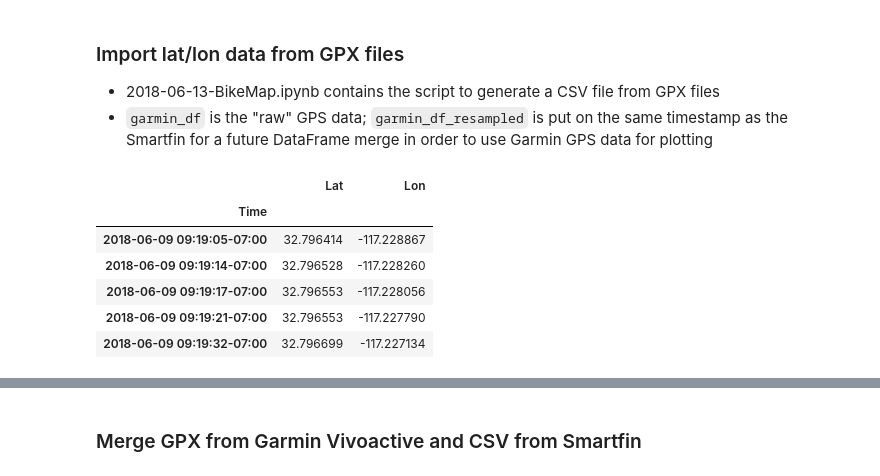
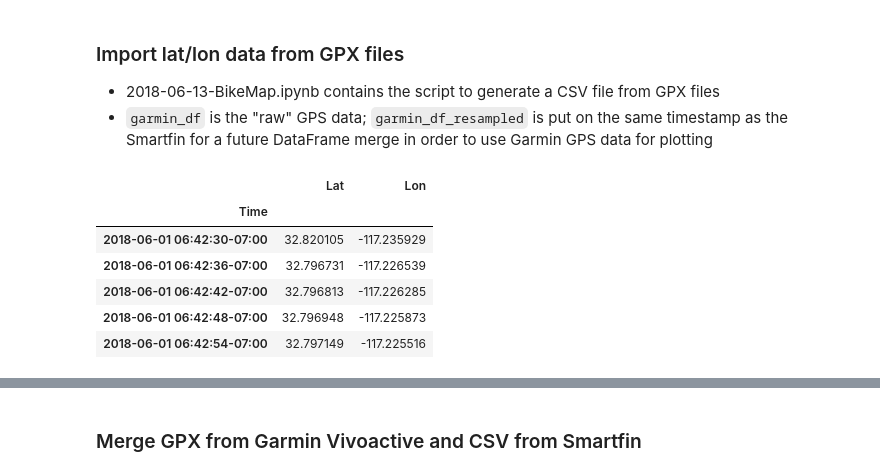
Before and after one commit to SUPScientist/Website-Analysis, a Jupyter notebook: Bike-to-Surf-Month/2018-07-17-Plotly-Mapbox-ScatterAndLines-GarminGPS.ipynb, the cells around one changed output, grey strips where cells are left out. Drawn from its saved outputs; the diff is of its cells as text; code cells hidden in the pictures.

```diff
--- a/Bike-to-Surf-Month/2018-07-17-Plotly-Mapbox-ScatterAndLines-GarminGPS.ipynb
+++ b/Bike-to-Surf-Month/2018-07-17-Plotly-Mapbox-ScatterAndLines-GarminGPS.ipynb
@@ -41,14 +45,15 @@ smartfin_df.head()
 # %%
 garmin_df = pd.read_csv('all_gps_from_garmin.csv', parse_dates= [0])
 garmin_df.set_index('Time', inplace = True)
-garmin_df.index = garmin_df.index.tz_localize('UTC').tz_convert(tz = pacific)
 garmin_df_resampled = garmin_df.resample('6s').mean()
-garmin_df.head()
+garmin_df_resampled.index = garmin_df_resampled.index.tz_localize('UTC').tz_convert(tz = pacific)
+
+garmin_df_resampled.head()
 # %% [output]
 |  | Lat | Lon |
 | Time |  |  |
-| 2018-06-09 09:19:05-07:00 | 32.796414 | -117.228867 |
-| 2018-06-09 09:19:14-07:00 | 32.796528 | -117.228260 |
-| 2018-06-09 09:19:17-07:00 | 32.796553 | -117.228056 |
-| 2018-06-09 09:19:21-07:00 | 32.796553 | -117.227790 |
-| 2018-06-09 09:19:32-07:00 | 32.796699 | -117.227134 |
+| 2018-06-01 06:42:30-07:00 | 32.820105 | -117.235929 |
+| 2018-06-01 06:42:36-07:00 | 32.796731 | -117.226539 |
+| 2018-06-01 06:42:42-07:00 | 32.796813 | -117.226285 |
+| 2018-06-01 06:42:48-07:00 | 32.796948 | -117.225873 |
+| 2018-06-01 06:42:54-07:00 | 32.797149 | -117.225516 |
```
Also changed, not shown: parts of 3 cells of this notebook, 3 other files.
